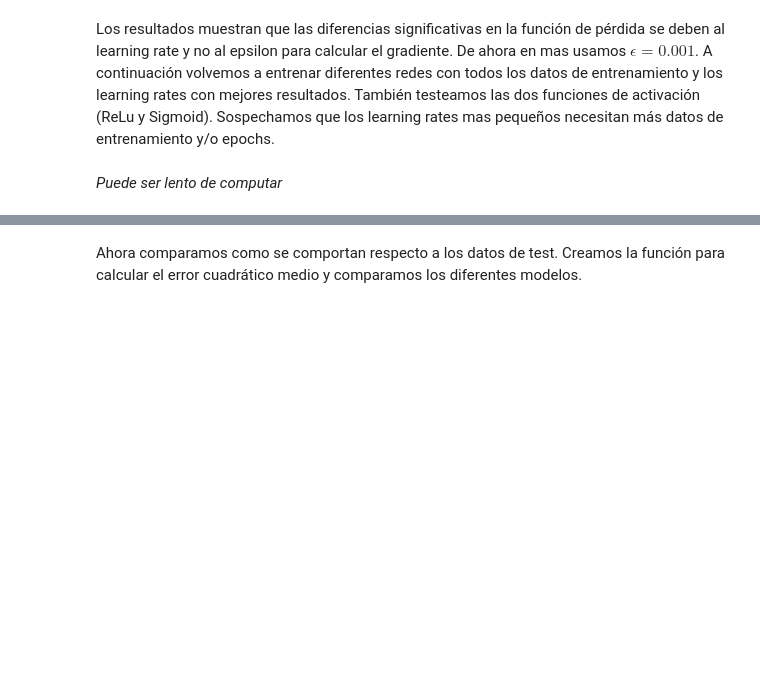
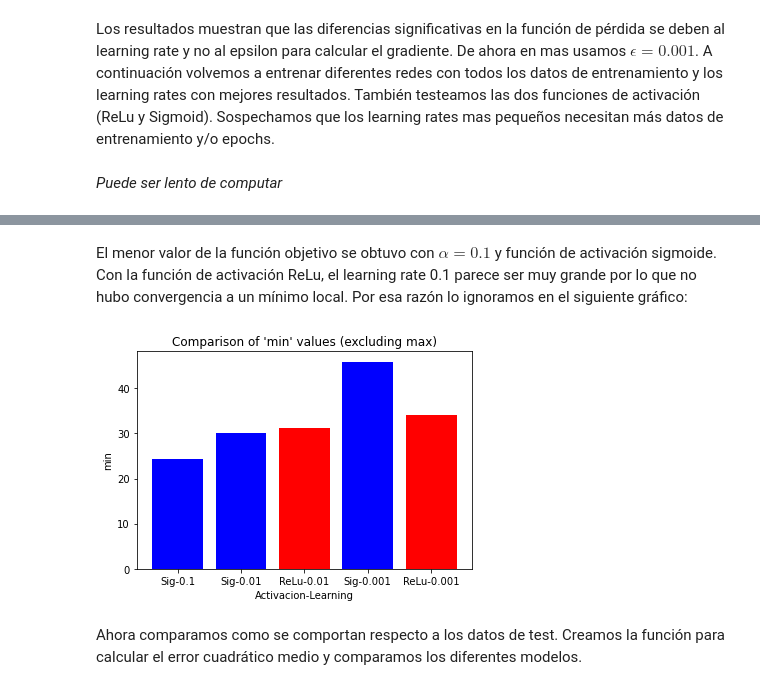
Before and after one commit to T1Pyscientist/tp2_metodos, a Jupyter notebook: NeuralNetwork.ipynb, the cells around one changed output, grey strips where cells are left out. Drawn from its saved outputs; the diff is of its cells as text; code cells hidden in the pictures; blank space fills up the shorter version.

```diff
--- a/NeuralNetwork.ipynb
+++ b/NeuralNetwork.ipynb
@@ -264,5 +233,17 @@ for learning_rate in [0.1, 0.01, 0.001]:
     for activacion in [0, 1]:
         # 0=sigmoid, 1=ReLu
         nn = NeuralNetwork(6, 5, activacion)
-        losses.append(nn.fit(normalized_data.to_numpy(), y_train.to_numpy(), learning_rate=learning_rate))
+        losses2.append(nn.fit(normalized_data.to_numpy(), y_train.to_numpy(), learning_rate=learning_rate))
         redes.append(nn)
+# %%
+mins = []
+i = 0
+
+for learning_rate in [0.1, 0.01, 0.001]:
+    for activacion in [0, 1]:
+        loss = [v.flatten()[0] for v in losses2[i]][-1]
+        mins.append([loss, learning_rate, activacion])
+        i += 1
+
+minsDF  = pd.DataFrame(data=mins, columns=["min", "Learning rate", "Activacion"])
+minsDF
@@ -269,3 +258,27 @@ for learning_rate in [0.1, 0.01, 0.001]:
+# %% [markdown]
+El menor valor de la función objetivo se obtuvo con $\alpha = 0.1$ y función de activación sigmoide. Con la función de activación ReLu, el learning rate 0.1 parece ser muy grande por lo que no hubo convergencia a un mínimo local. Por esa razón lo ignoramos en el siguiente gráfico:
+# %%
+max_value = minsDF["min"].max()
+df_filtered = minsDF[minsDF["min"] < max_value]
+
+colors = ["red" if val == 1 else "blue" for val in df_filtered["Activacion"]]
+x = []
+for i in range(5):
+    func_act = "Sig" if df_filtered['Activacion'].iloc[i] == 0 else "ReLu"
+    x.append(func_act + "-" + str(df_filtered['Learning rate'].iloc[i]))
+
+# Create the bar chart
+plt.bar(x, df_filtered["min"], color=colors)
+
+# Set chart title and axis labels
+plt.title("Comparison of 'min' values (excluding max)")
+plt.xlabel("Activacion-Learning")
+plt.ylabel("min")
+
+# Display the chart
+plt.show()
+# %% [output]
+[figure, added]
 # %% [markdown]
 Ahora comparamos como se comportan respecto a los datos de test. Creamos la función para calcular el error cuadrático medio y comparamos los diferentes modelos.
 # %%
```
Also changed, not shown: parts of 8 cells of this notebook.
